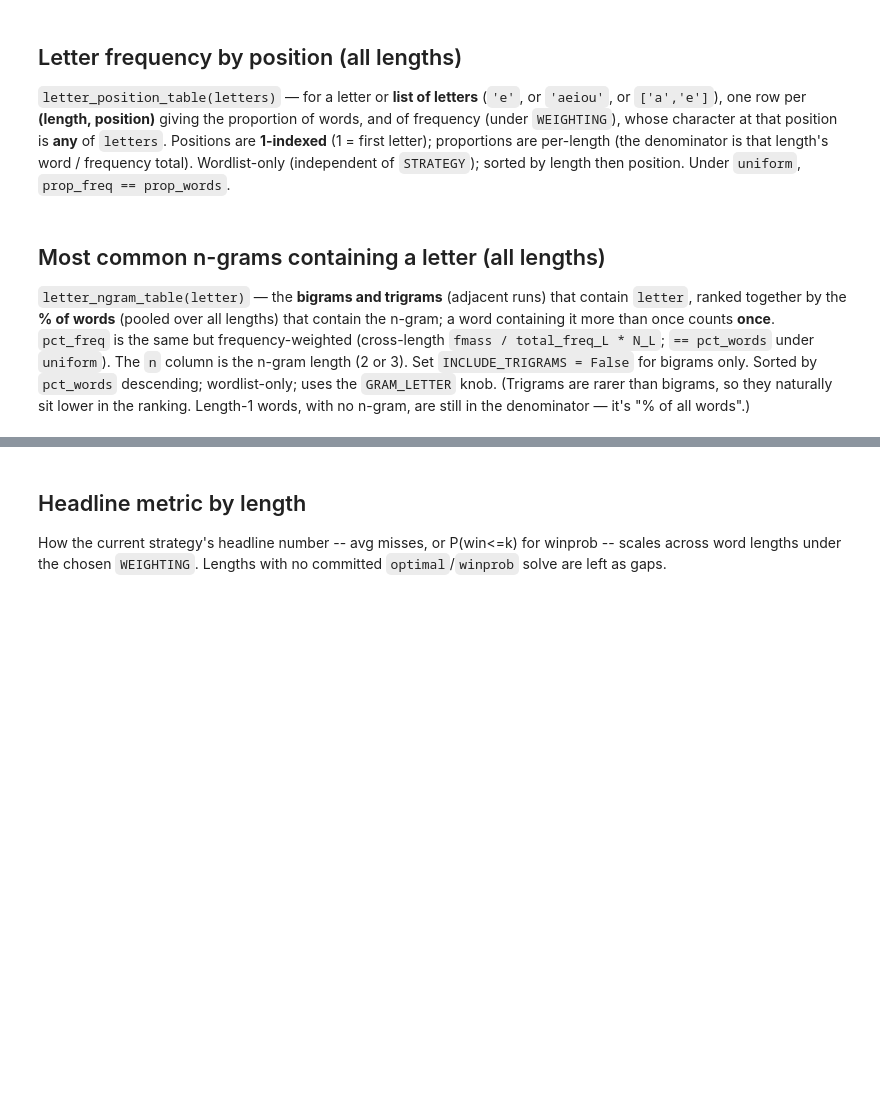
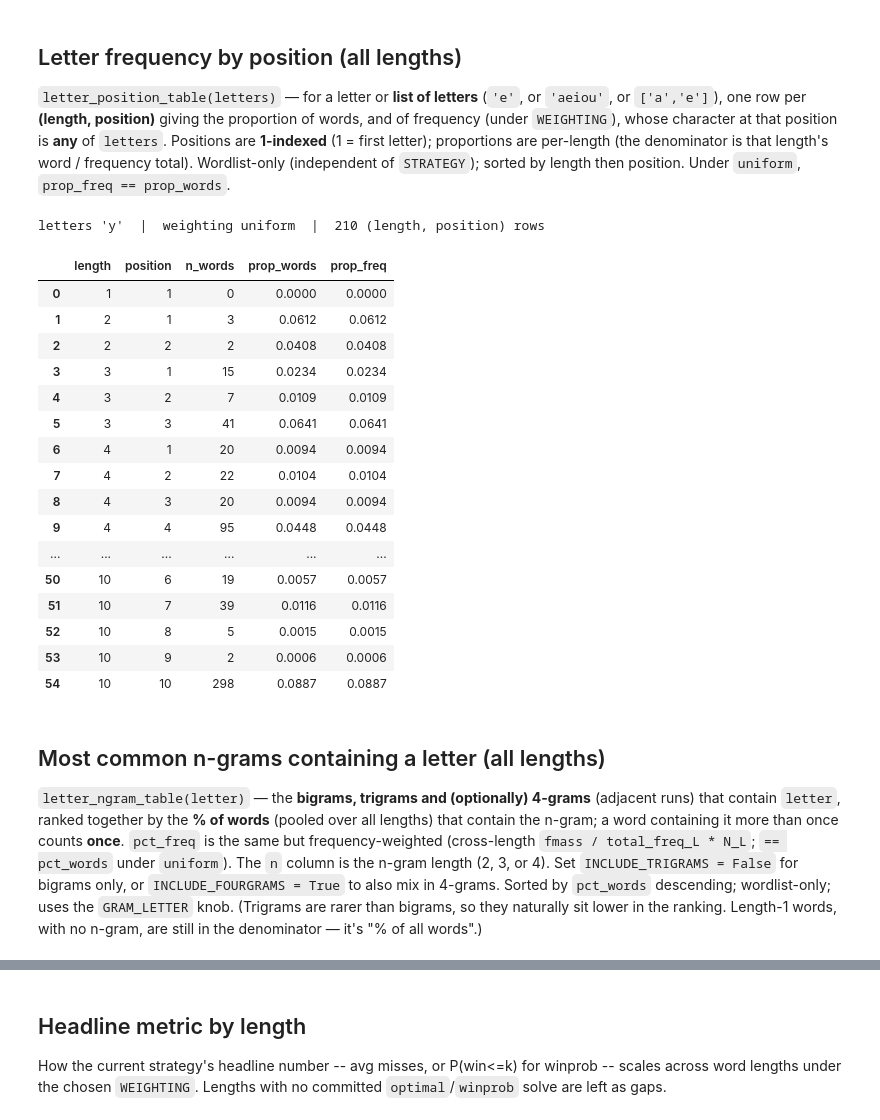
Before and after one commit to Ballpark-Figures/hangman, a Jupyter notebook: math/notebooks/strategy_explorer.ipynb, the cells around one changed output, grey strips where cells are left out. Drawn from its saved outputs; the diff is of its cells as text; code cells hidden in the pictures; blank space fills up the shorter version.

```diff
--- a/math/notebooks/strategy_explorer.ipynb
+++ b/math/notebooks/strategy_explorer.ipynb
@@ -805,47 +805,66 @@ per-length (the denominator is that length's word / frequency total). Wordlist-o
 (independent of `STRATEGY`); sorted by length then position. Under `uniform`,
 `prop_freq == prop_words`.
 # %%
-POS_LETTERS = 'g'   # <-- one or more letters (e.g. 'aeiou'); counts positions holding ANY of them
+POS_LETTERS = 'y'   # <-- one or more letters (e.g. 'aeiou'); counts positions holding ANY of them
 
 def letter_position_table(letters, lengths=range(1, 21), *, weighting=WEIGHTING):
     """One row per (length, position): the proportion of length-`length` words -- and
     of their frequency (the weighting's fmass) -- whose character at that position is
     ANY of `letters` (a string like 'aeiou' or a list). Positions are 1-indexed
     (1 = first letter). Wordlist-only (independent of STRATEGY); sorted by length then
     position."""
     Lset = {c for c in ''.join(letters).lower() if c.isalpha()}
     Lidx = [ord(c) - 97 for c in Lset]
     rows = []
     for L in lengths:
         s = sview.make_strategy('greedy', L, weighting=weighting)
         if not s.available:
             continue
         g, freq = s.g, s.word_freq()
         totf = float(freq.sum())
         combo = np.zeros(g.N, dtype=g.masks.dtype)     # per-word: positions holding any listed letter
         for ci in Lidx:
             combo |= g.masks[:, ci]
         for p in range(L):
             has = ((combo >> np.uint32(p)) & np.uint32(1)).astype(bool)
             nw = int(has.sum())
             rows.append({'length': L, 'position': p + 1, 'n_words': nw,
                          'prop_words': round(nw / g.N, 4) if g.N else 0.0,
                          'prop_freq': round(float(freq[has].sum()) / totf, 4) if totf else 0.0})
     df = pd.DataFrame(rows).sort_values(['length', 'position']).reset_index(drop=True)
     print(f"letters {''.join(sorted(Lset))!r}  |  weighting {weighting}  |  {len(df)} (length, position) rows")
     return df
 
 with pd.option_context('display.max_rows', None):
-    display(letter_position_table(POS_LETTERS))
+    display(letter_position_table(POS_LETTERS).head(55))
+# %% [output]
+letters 'y'  |  weighting uniform  |  210 (length, position) rows
+|  | length | position | n_words | prop_words | prop_freq |
+| 0 | 1 | 1 | 0 | 0.0000 | 0.0000 |
+| 1 | 2 | 1 | 3 | 0.0612 | 0.0612 |
+| 2 | 2 | 2 | 2 | 0.0408 | 0.0408 |
+| 3 | 3 | 1 | 15 | 0.0234 | 0.0234 |
+| 4 | 3 | 2 | 7 | 0.0109 | 0.0109 |
+| 5 | 3 | 3 | 41 | 0.0641 | 0.0641 |
+| 6 | 4 | 1 | 20 | 0.0094 | 0.0094 |
+| 7 | 4 | 2 | 22 | 0.0104 | 0.0104 |
+| 8 | 4 | 3 | 20 | 0.0094 | 0.0094 |
+| 9 | 4 | 4 | 95 | 0.0448 | 0.0448 |
+| ... | ... | ... | ... | ... | ... |
+| 50 | 10 | 6 | 19 | 0.0057 | 0.0057 |
+| 51 | 10 | 7 | 39 | 0.0116 | 0.0116 |
+| 52 | 10 | 8 | 5 | 0.0015 | 0.0015 |
+| 53 | 10 | 9 | 2 | 0.0006 | 0.0006 |
+| 54 | 10 | 10 | 298 | 0.0887 | 0.0887 |
 # %% [markdown]
 ## Most common n-grams containing a letter (all lengths)
 
-`letter_ngram_table(letter)` — the **bigrams and trigrams** (adjacent runs) that
+`letter_ngram_table(letter)` — the **bigrams, trigrams and (optionally) 4-grams** (adjacent runs) that
 contain `letter`, ranked together by the **% of words** (pooled over all lengths) that
 contain the n-gram; a word containing it more than once counts **once**. `pct_freq` is
 the same but frequency-weighted (cross-length `fmass / total_freq_L * N_L`; `==
-pct_words` under `uniform`). The `n` column is the n-gram length (2 or 3). Set
-`INCLUDE_TRIGRAMS = False` for bigrams only. Sorted by `pct_words` descending;
+pct_words` under `uniform`). The `n` column is the n-gram length (2, 3, or 4). Set `INCLUDE_TRIGRAMS = False`
+for bigrams only, or `INCLUDE_FOURGRAMS = True` to also mix in 4-grams. Sorted by `pct_words` descending;
 wordlist-only; uses the `GRAM_LETTER` knob. (Trigrams are rarer than bigrams, so they
 naturally sit lower in the ranking. Length-1 words, with no n-gram, are still in the
 denominator — it's "% of all words".)
```
Also changed, not shown: parts of 1 cell of this notebook.
